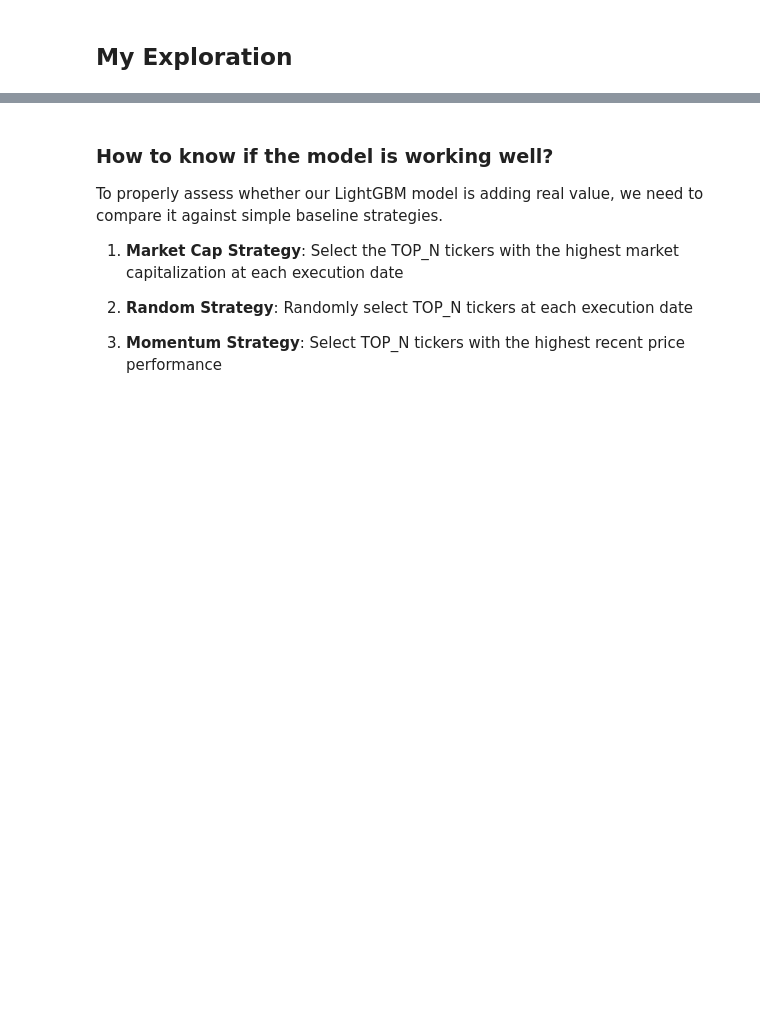
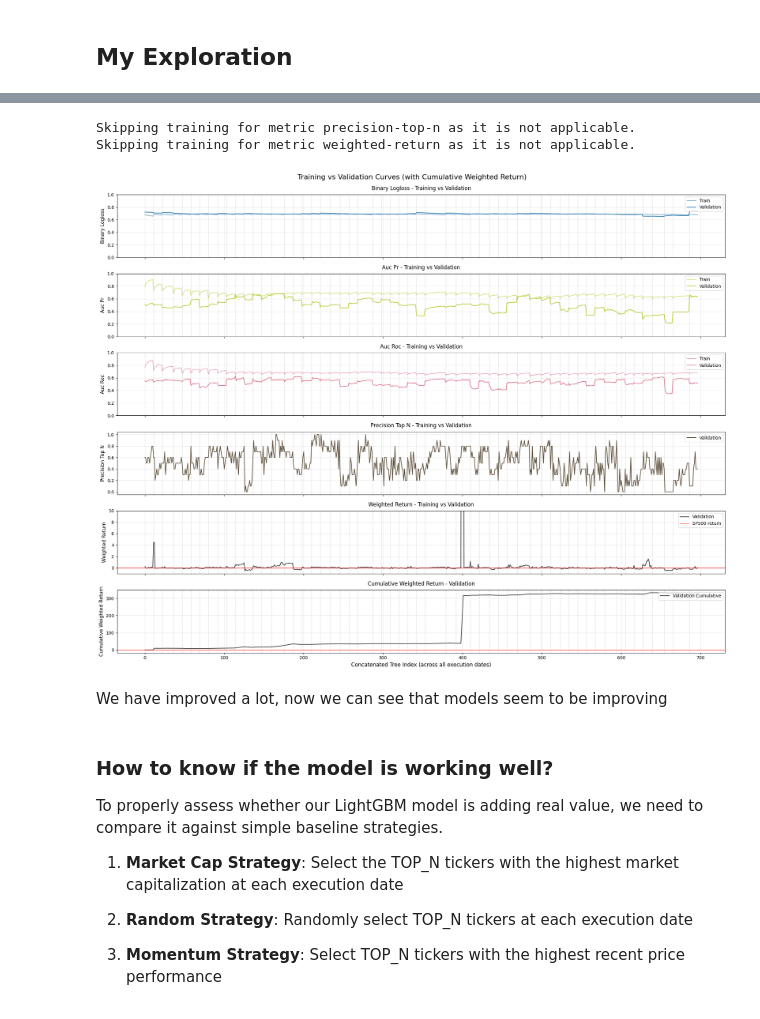
Before and after one commit to Riemann-def/zrive-ds, a Jupyter notebook: src/module_5/module5.ipynb, the cells around one changed output, grey strips where cells are left out. Cells and saved outputs as stored; diff of their text form; code cells hidden in the pictures; blank space fills up the shorter version.

```diff
--- a/src/module_5/module5.ipynb
+++ b/src/module_5/module5.ipynb
@@ -469,3 +736,14 @@ plot_metrics_over_time(
+# %%
+plot_concatenated_training_curves(
+    my_all_results,
+    metrics=["binary_logloss", "auc-pr", "auc-roc", "precision-top-n", "weighted-return"],
+)
+# %% [output]
+Skipping training for metric precision-top-n as it is not applicable.
+Skipping training for metric weighted-return as it is not applicable.
+[figure, added]
+# %% [markdown]
+We have improved a lot, now we can see that models seem to be improving
 # %% [markdown]
 ### **How to know if the model is working well?**
 
```
Also changed, not shown: parts of 9 cells of this notebook.
